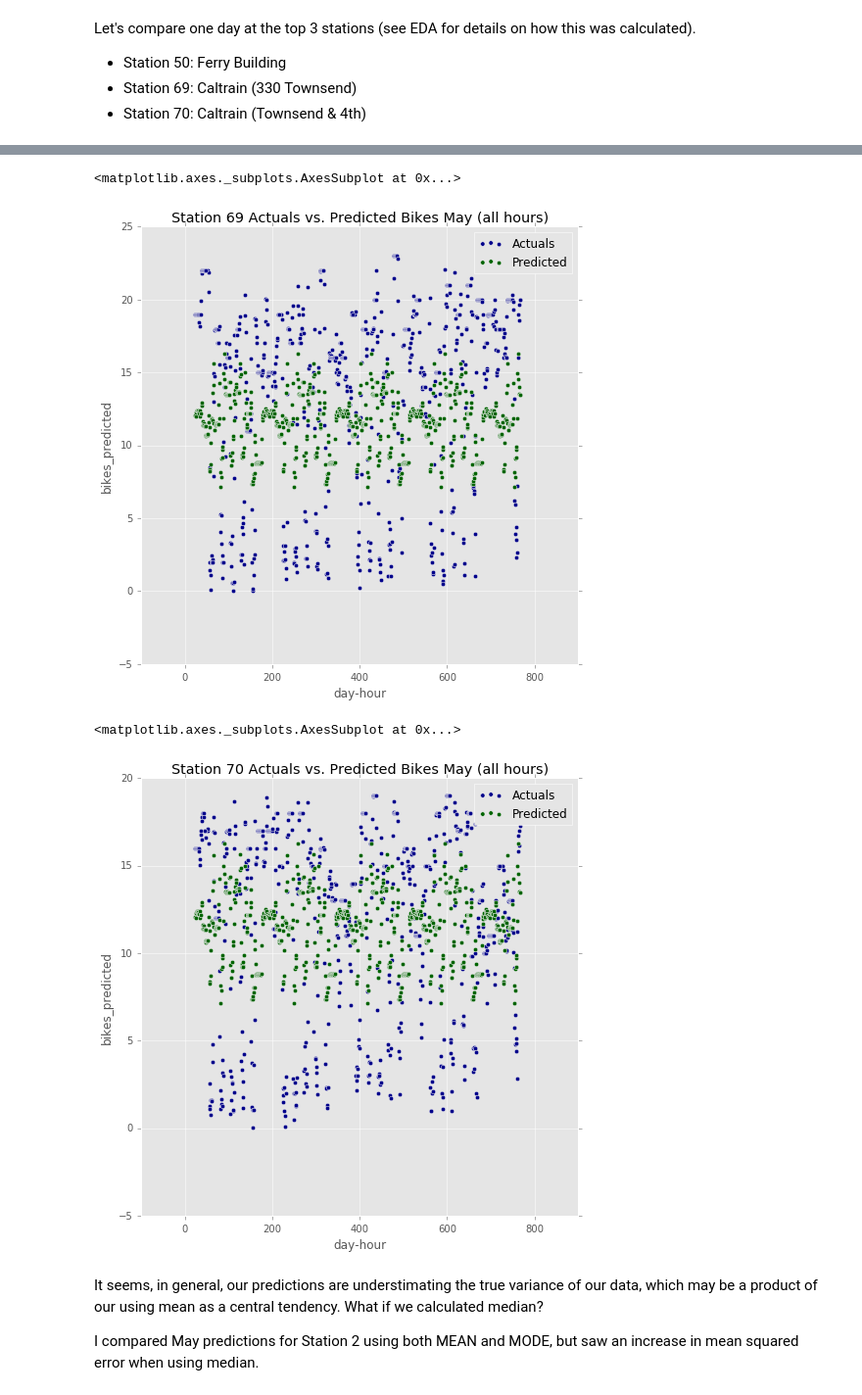
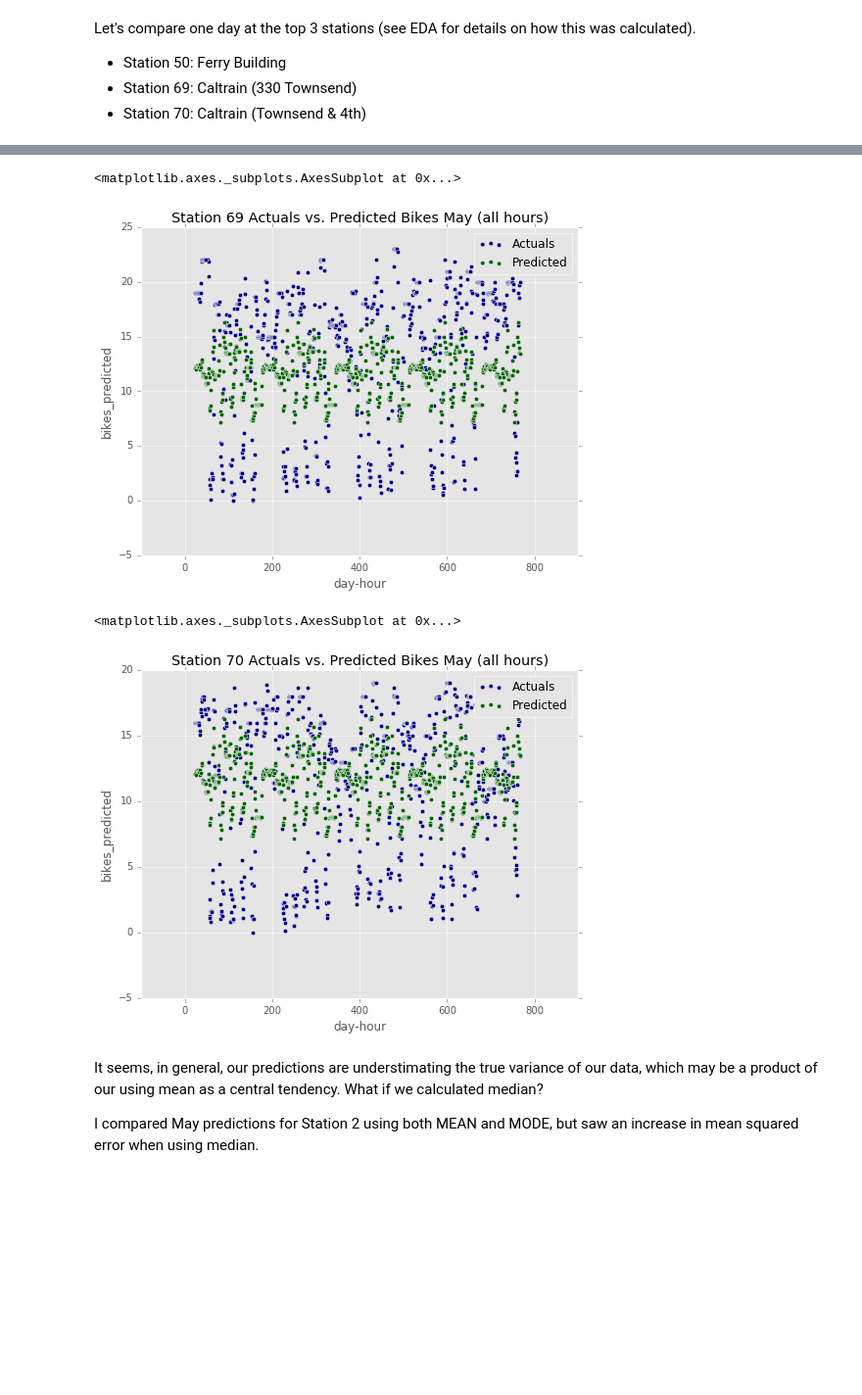
Before and after one commit to SioKCronin/bikesupply, a Jupyter notebook: models/historical_data_model.ipynb, the cells around one changed output, grey strips where cells are left out. Shown: that part at 98% size. Cells and saved outputs as stored; diff of their text form; code cells hidden in the pictures; blank space fills up the shorter version.

```diff
--- a/models/historical_data_model.ipynb
+++ b/models/historical_data_model.ipynb
@@ -106,7 +125,7 @@ station_two.plot.scatter(x='hour', y='bikes_predicted', color='DarkGreen', label
 # %% [markdown]
 This captures central tendancy, but not a strong predictor of the variance of hourly times across the days of the month.
 # %%
-rcParams['figure.figsize'] = 8, 8
+rcParams['figure.figsize'] = 8, 6
 ax = station_two.plot.scatter(x='day', y='bikes_actual', color='DarkBlue', label='Actuals')
 station_two.plot.scatter(x='day', y='bikes_predicted', color='DarkGreen', label='Predicted', ax=ax, title = "Station 2 Actuals vs. Predicted Bikes (days)")
 # %% [output]
@@ -115,7 +134,7 @@ station_two.plot.scatter(x='day', y='bikes_predicted', color='DarkGreen', label=
 # %% [markdown]
 Once again, this charts the central tendancy, but doesn't give us an accurate picture across the hours of the day. For instance, there are predictions for days 2 and 3 that would be greatly overestimating.
 # %%
-rcParams['figure.figsize'] = 8, 8
+rcParams['figure.figsize'] = 8, 6
 ax = station_two.plot.scatter(x='day-hour', y='bikes_actual', color='DarkBlue', label='Actuals')
 station_two.plot.scatter(x='day-hour', y='bikes_predicted', color='DarkGreen', label='Predicted', ax=ax, title = "Station 2 Actuals vs. Predicted Bikes May (all hours)")
 # %% [output]
@@ -129,7 +148,7 @@ Let's compare one day at the top 3 stations (see EDA for details on how this was
 * Station 70: Caltrain (Townsend & 4th)
 # %%
 station_fifty = merged_df.query("station_id == 50")
-rcParams['figure.figsize'] =  8, 8
+rcParams['figure.figsize'] =  8, 6
 ax = station_fifty.plot.scatter(x='day-hour', y='bikes_actual', color='DarkBlue', label='Actuals')
 station_two.plot.scatter(x='day-hour', y='bikes_predicted', color='DarkGreen', label='Predicted', ax=ax, title = "Station 50 Actuals vs. Predicted Bikes May (all hours)")
 # %% [output]
@@ -138,19 +157,19 @@ station_two.plot.scatter(x='day-hour', y='bikes_predicted', color='DarkGreen', l
 # %%
 station_sixty_nine = merged_df.query("station_id == 69")
-rcParams['figure.figsize'] =  8, 8
+rcParams['figure.figsize'] =  8, 6
 ax = station_sixty_nine.plot.scatter(x='day-hour', y='bikes_actual', color='DarkBlue', label='Actuals')
 station_two.plot.scatter(x='day-hour', y='bikes_predicted', color='DarkGreen', label='Predicted', ax=ax, title = "Station 69 Actuals vs. Predicted Bikes May (all hours)")
 # %% [output]
 <matplotlib.axes._subplots.AxesSubplot at 0x...>
-[figure, old version]
+[figure, new version]
 # %%
 station_seventy = merged_df.query("station_id == 70")
-rcParams['figure.figsize'] =  8, 8
+rcParams['figure.figsize'] =  8, 6
 ax = station_seventy.plot.scatter(x='day-hour', y='bikes_actual', color='DarkBlue', label='Actuals')
 station_two.plot.scatter(x='day-hour', y='bikes_predicted', color='DarkGreen', label='Predicted', ax=ax, title = "Station 70 Actuals vs. Predicted Bikes May (all hours)")
 # %% [output]
 <matplotlib.axes._subplots.AxesSubplot at 0x...>
-[figure, old version]
+[figure, new version]
 # %% [markdown]
 It seems, in general, our predictions are understimating the true variance of our data, which may be a product of our using mean as a central tendency. What if we calculated median?
 
```
Also changed, not shown: parts of 34 cells of this notebook, 4 other files.
